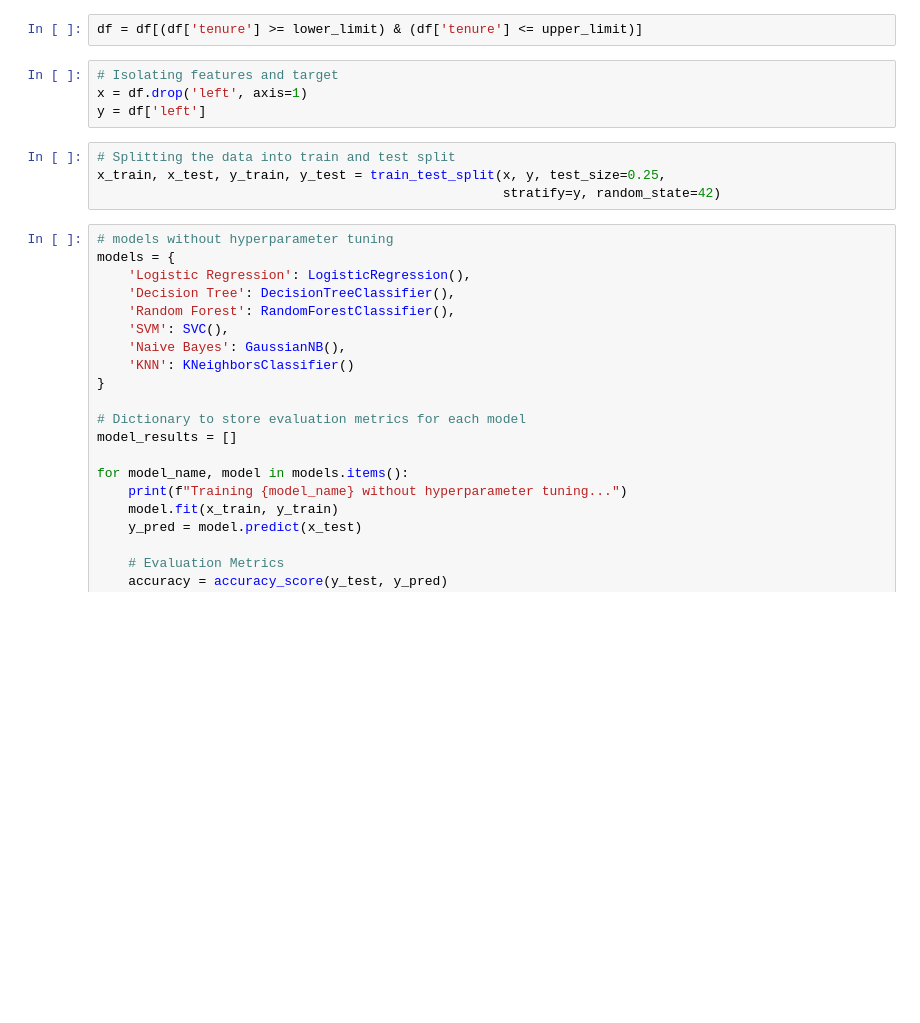
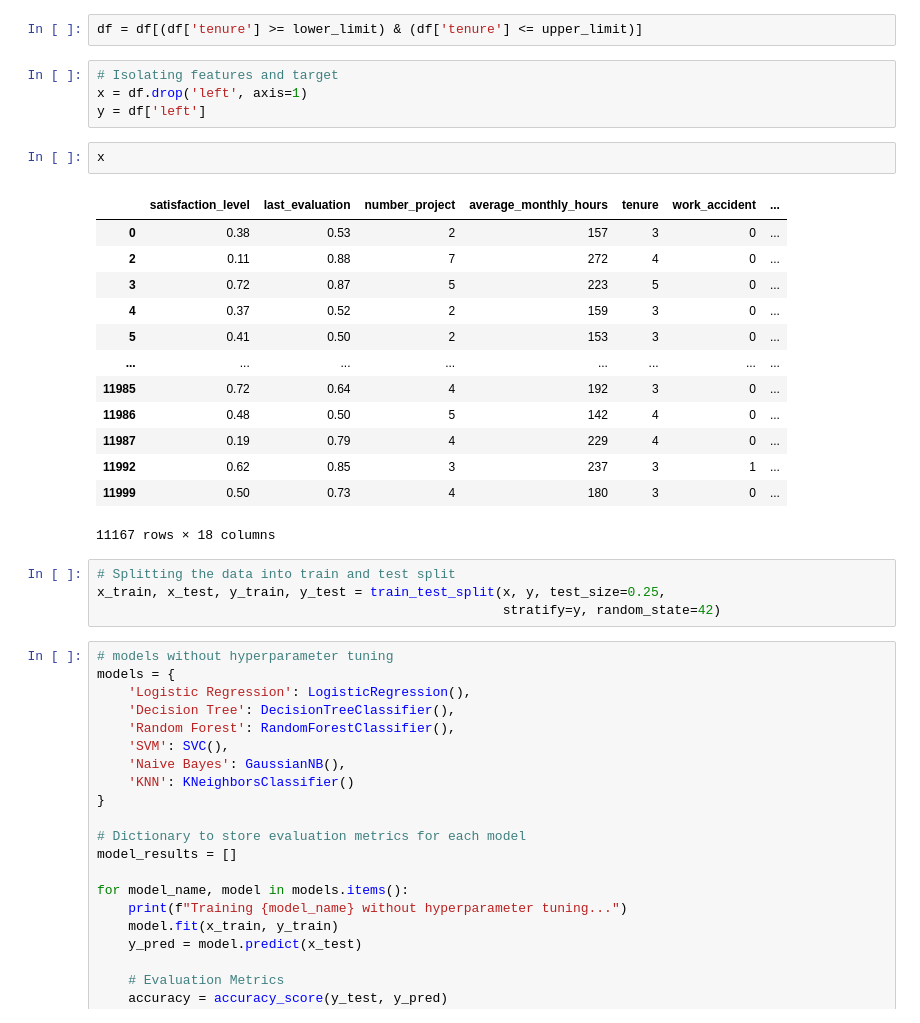
Before and after one commit to razim-manzoor/Employee_Retention, a Jupyter notebook: Predictive_Employee_Retention_Analysis.ipynb, the cells around one changed output. Drawn from its saved outputs; the diff is of its cells as text; blank space fills up the shorter version.

```diff
--- a/Predictive_Employee_Retention_Analysis.ipynb
+++ b/Predictive_Employee_Retention_Analysis.ipynb
@@ -439,6 +444,22 @@ df = df[(df['tenure'] >= lower_limit) & (df['tenure'] <= upper_limit)]
 # Isolating features and target
 x = df.drop('left', axis=1)
 y = df['left']
+# %%
+x
+# %% [output]
+|  | satisfaction_level | last_evaluation | number_project | average_monthly_hours | tenure | work_accident | ... |
+| 0 | 0.38 | 0.53 | 2 | 157 | 3 | 0 | ... |
+| 2 | 0.11 | 0.88 | 7 | 272 | 4 | 0 | ... |
+| 3 | 0.72 | 0.87 | 5 | 223 | 5 | 0 | ... |
+| 4 | 0.37 | 0.52 | 2 | 159 | 3 | 0 | ... |
+| 5 | 0.41 | 0.50 | 2 | 153 | 3 | 0 | ... |
+| ... | ... | ... | ... | ... | ... | ... | ... |
+| 11985 | 0.72 | 0.64 | 4 | 192 | 3 | 0 | ... |
+| 11986 | 0.48 | 0.50 | 5 | 142 | 4 | 0 | ... |
+| 11987 | 0.19 | 0.79 | 4 | 229 | 4 | 0 | ... |
+| 11992 | 0.62 | 0.85 | 3 | 237 | 3 | 1 | ... |
+| 11999 | 0.50 | 0.73 | 4 | 180 | 3 | 0 | ... |
+11167 rows × 18 columns
 # %%
 # Splitting the data into train and test split
 x_train, x_test, y_train, y_test = train_test_split(x, y, test_size=0.25,
```
Also changed, not shown: parts of 8 cells of this notebook.
